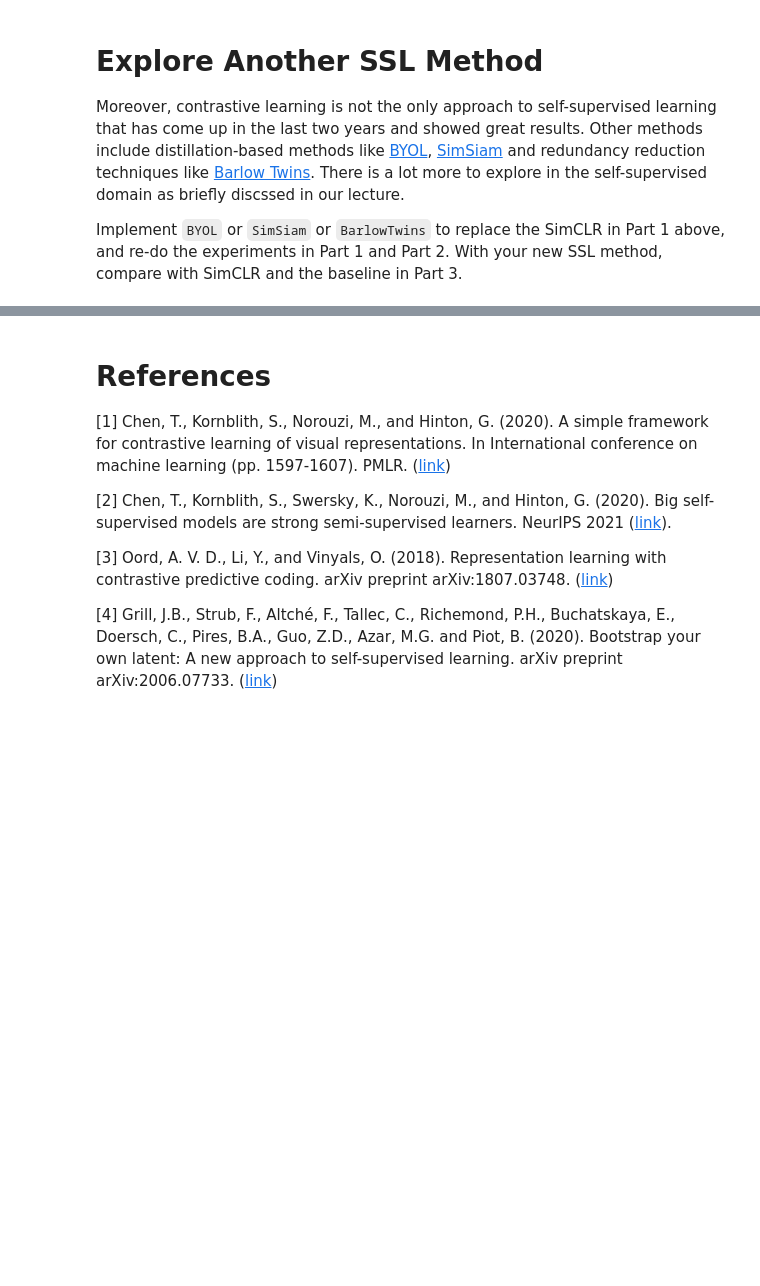
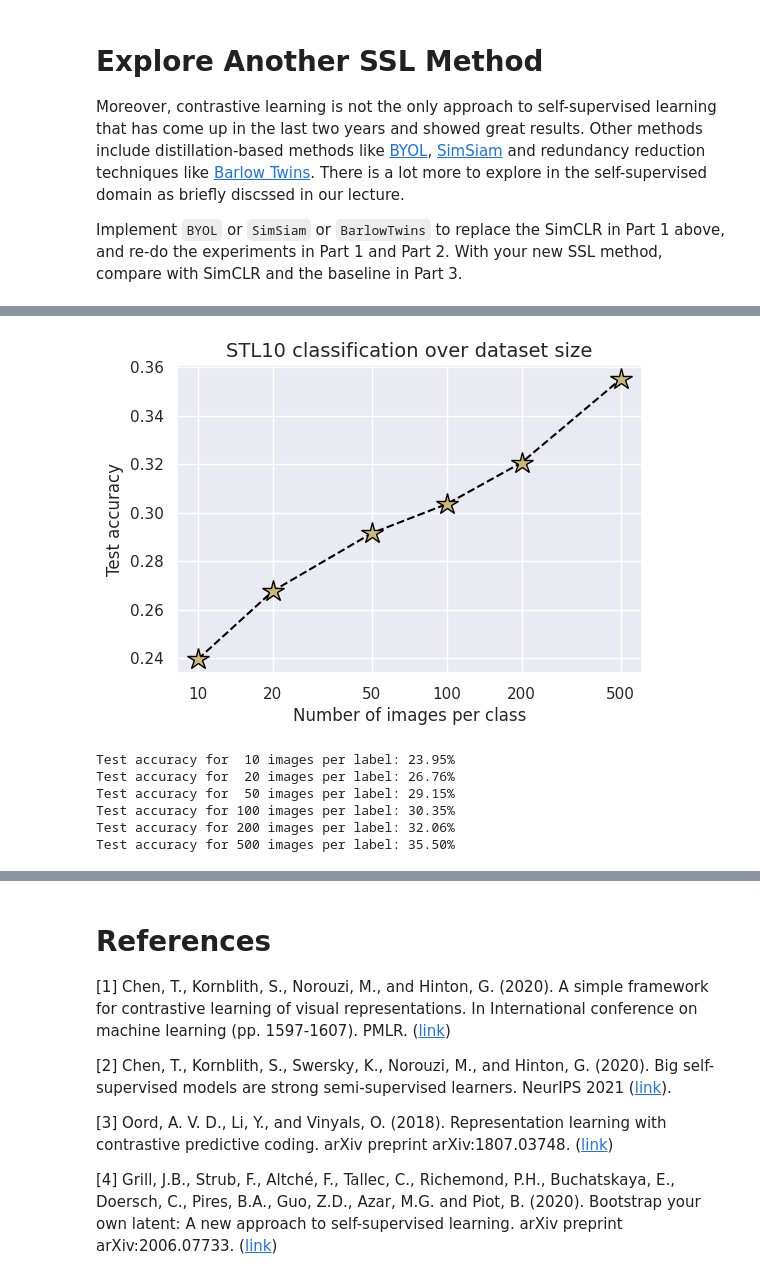
Before and after one commit to sushanthreddyC/Self-Supervised-learning-for-Image-Classification, a Jupyter notebook: Project_03_SSL.ipynb, the cells around one changed output, grey strips where cells are left out. Saved outputs shown, nothing was run; the diff lists cells and outputs as text; code cells hidden in the pictures; blank space fills up the shorter version.

Commit message:
trained BYOL method for Image classification

```diff
--- a/Project_03_SSL.ipynb
+++ b/Project_03_SSL.ipynb
@@ -1073,0 +1139,19 @@ ValueError: Expected more than 1 value per channel when training, got input size
+# %%
+# TODO: Run the logistic regression on datasets of 10, 20, 50, 100, 200, and 500 labeled examples [5 POINTS]
+# raise NotImplementedError
+results = {}
+for num_imgs_per_label in [10, 20, 50, 100, 200, 500]:
+
+    small_train_feats_BYOL=get_smaller_dataset(train_feats_BYOL, num_imgs_per_label)
+    model,small_set_results=train_logreg(
+                          batch_size=64,
+                          train_feats_data=small_train_feats_BYOL,
+                          test_feats_data=test_feats_BYOL,
+                          model_suffix=f"Sampling_rate_{num_imgs_per_label}",
+                          max_epochs=200,
+                          feature_dim=128,
+                          lr=5e-4,
+                          weight_decay=1e-4,
+                          num_classes=10,
+                          )
+    results[num_imgs_per_label] = small_set_results
@@ -1073,0 +1176,44 @@ ValueError: Expected more than 1 value per channel when training, got input size
+# %%
+# Plot the results
+
+dataset_sizes = sorted([k for k in results])
+test_scores = [results[k]["test"] for k in dataset_sizes]
+
+fig = plt.figure(figsize=(6, 4))
+plt.plot(
+    dataset_sizes,
+    test_scores,
+    "--",
+    color="#000",
+    marker="*",
+    markeredgecolor="#000",
+    markerfacecolor="y",
+    markersize=16,
+)
+plt.xscale("log")
+plt.xticks(dataset_sizes, labels=dataset_sizes)
+plt.title("STL10 classification over dataset size", fontsize=14)
+plt.xlabel("Number of images per class")
+plt.ylabel("Test accuracy")
+plt.minorticks_off()
+plt.show()
+
+for k, score in zip(dataset_sizes, test_scores):
+    print(f"Test accuracy for {k:3d} images per label: {100*score:4.2f}%")
+
+
+# We should observe performance similar
+# Test accuracy for  10 images per label: 40.09%
+# Test accuracy for  20 images per label: 43.75%
+# Test accuracy for  50 images per label: 48.66%
+# Test accuracy for 100 images per label: 52.79%
+# Test accuracy for 200 images per label: 55.26%
+# Test accuracy for 500 images per label: 58.28%
+# %% [output]
+[figure, added]
+Test accuracy for  10 images per label: 23.95%
+Test accuracy for  20 images per label: 26.76%
+Test accuracy for  50 images per label: 29.15%
+Test accuracy for 100 images per label: 30.35%
+Test accuracy for 200 images per label: 32.06%
+Test accuracy for 500 images per label: 35.50%
```
Also changed, not shown: parts of 25 cells of this notebook.
